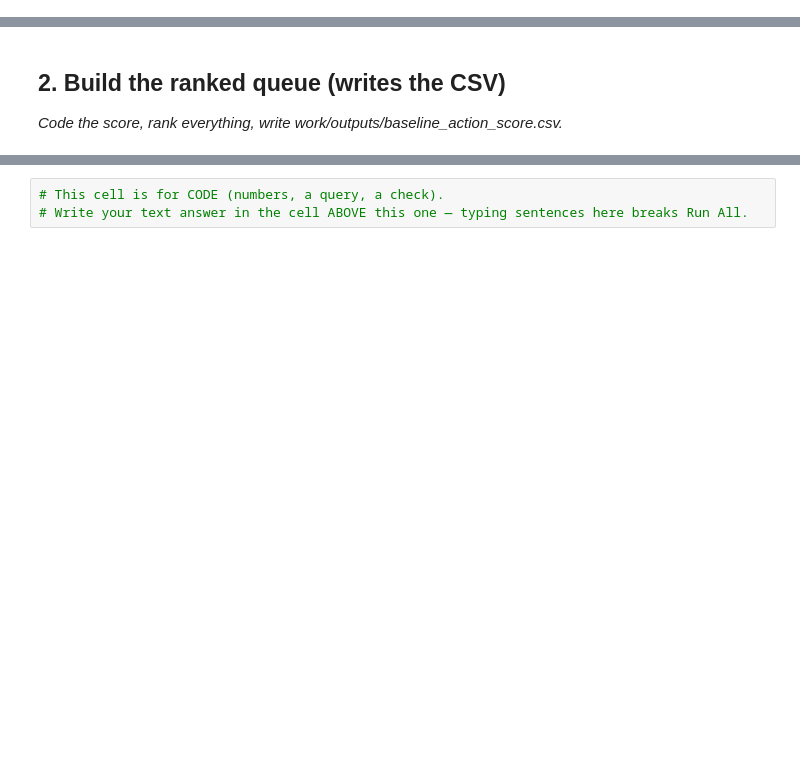
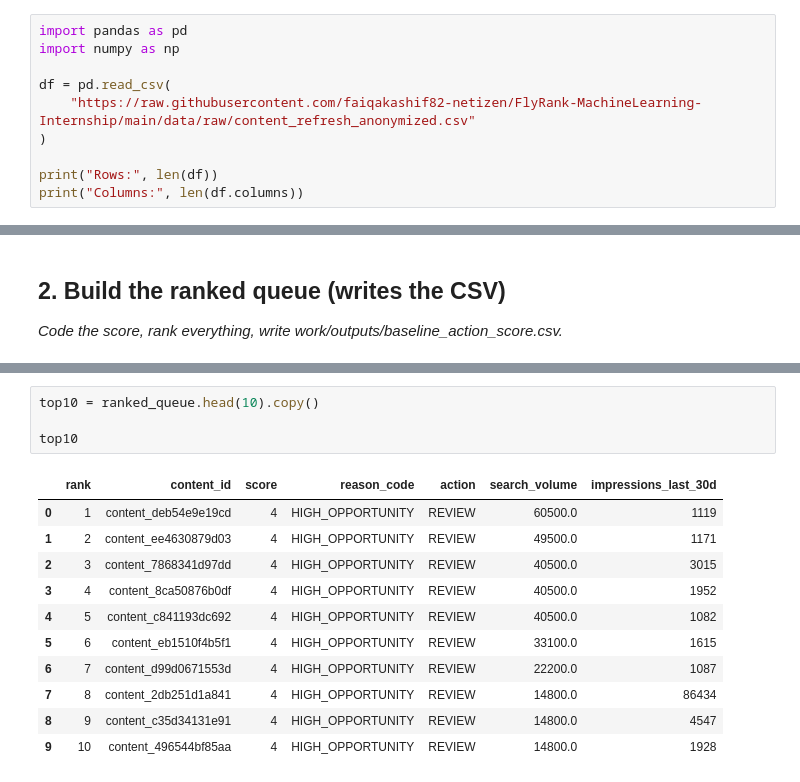
Before and after one commit to faiqakashif82-netizen/FlyRank-MachineLearning-Internship, a Jupyter notebook: work/notebooks/w04_baseline_score.ipynb, the cells around one changed output, grey strips where cells are left out. Saved outputs shown, nothing was run; the diff lists cells and outputs as text; blank space fills up the shorter version.

```diff
--- a/work/notebooks/w04_baseline_score.ipynb
+++ b/work/notebooks/w04_baseline_score.ipynb
@@ -15,0 +24,10 @@ This skeleton is yours to fill. Work the sections **in order** — each one has
+# %%
+import pandas as pd
+import numpy as np
+
+df = pd.read_csv(
+    "https://raw.githubusercontent.com/faiqakashif82-netizen/FlyRank-MachineLearning-Internship/main/data/raw/content_refresh_anonymized.csv"
+)
+
+print("Rows:", len(df))
+print("Columns:", len(df.columns))
@@ -34,3 +268,16 @@ This skeleton is yours to fill. Work the sections **in order** — each one has
-# %%
-# This cell is for CODE (numbers, a query, a check).
-# Write your text answer in the cell ABOVE this one — typing sentences here breaks Run All.
+# %%
+top10 = ranked_queue.head(10).copy()
+
+top10
+# %% [output]
+|  | rank | content_id | score | reason_code | action | search_volume | impressions_last_30d |
+| 0 | 1 | content_deb54e9e19cd | 4 | HIGH_OPPORTUNITY | REVIEW | 60500.0 | 1119 |
+| 1 | 2 | content_ee4630879d03 | 4 | HIGH_OPPORTUNITY | REVIEW | 49500.0 | 1171 |
+| 2 | 3 | content_7868341d97dd | 4 | HIGH_OPPORTUNITY | REVIEW | 40500.0 | 3015 |
+| 3 | 4 | content_8ca50876b0df | 4 | HIGH_OPPORTUNITY | REVIEW | 40500.0 | 1952 |
+| 4 | 5 | content_c841193dc692 | 4 | HIGH_OPPORTUNITY | REVIEW | 40500.0 | 1082 |
+| 5 | 6 | content_eb1510f4b5f1 | 4 | HIGH_OPPORTUNITY | REVIEW | 33100.0 | 1615 |
+| 6 | 7 | content_d99d0671553d | 4 | HIGH_OPPORTUNITY | REVIEW | 22200.0 | 1087 |
+| 7 | 8 | content_2db251d1a841 | 4 | HIGH_OPPORTUNITY | REVIEW | 14800.0 | 86434 |
+| 8 | 9 | content_c35d34131e91 | 4 | HIGH_OPPORTUNITY | REVIEW | 14800.0 | 4547 |
+| 9 | 10 | content_496544bf85aa | 4 | HIGH_OPPORTUNITY | REVIEW | 14800.0 | 1928 |
```
Also changed, not shown: parts of 23 cells of this notebook.
